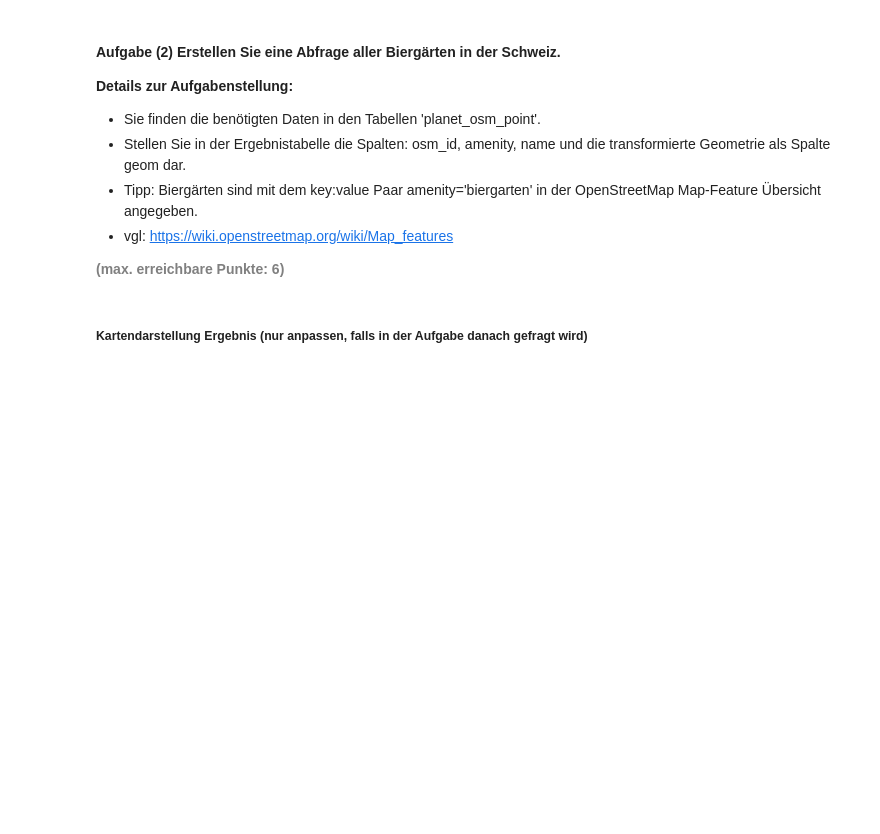
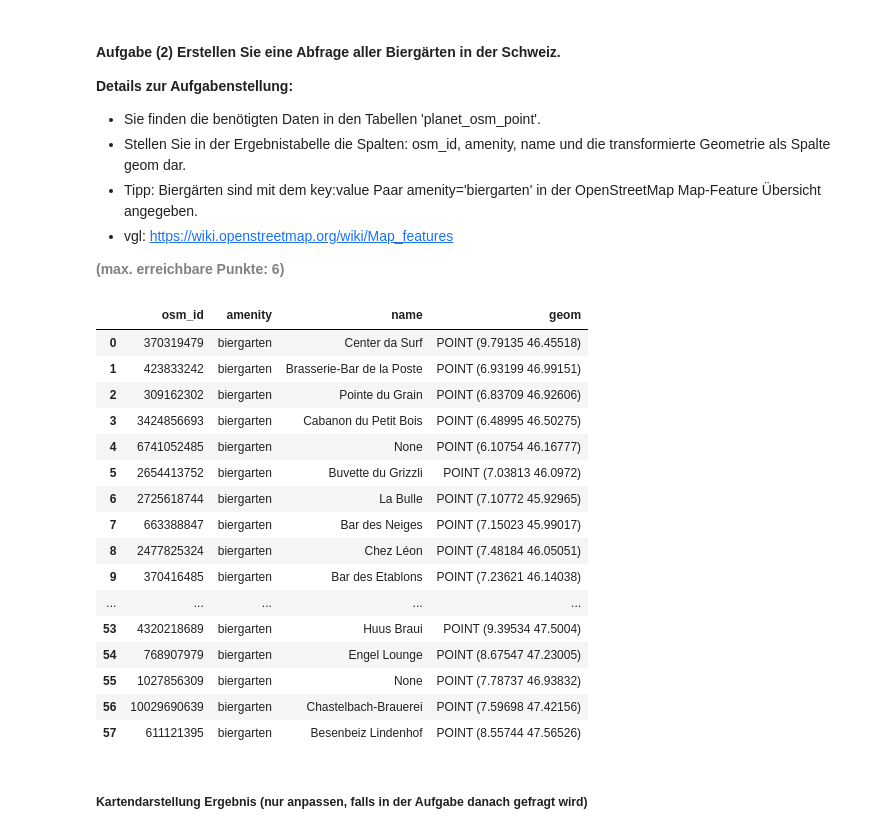
Before and after one commit to KathrinSieber/python_postgresql_postgis, a Jupyter notebook: AP03_Management_Raeumliche_Daten.ipynb, the cells around one changed output. Saved outputs shown, nothing was run; the diff lists cells and outputs as text; code cells hidden in the pictures; blank space fills up the shorter version.

```diff
--- a/AP03_Management_Raeumliche_Daten.ipynb
+++ b/AP03_Management_Raeumliche_Daten.ipynb
@@ -256,23 +262,44 @@ NameError: name 'gdf' is not defined
 
 <b style="color: gray;">(max. erreichbare Punkte: 6)</b>
 # %%
-# Engine für Datenbankverbindung erstellen
+# Create SQLAlchemy Engine
 engine = create_engine(db_connection_url)
 
-# Ergänzen Sie die SQL-Abfrage, um die Aufgabe zu lösen
-sql = """SELECT osm_id,
-         FROM
-         WHERE
-     ;"""
+# Define SQL query
+sql = """SELECT
+            h.osm_id,
+            h.amenity,
+            h.name,
+            ST_Transform(h.way, 4326) AS geom
+        FROM planet_osm_point h
+        WHERE h.amenity = 'biergarten';"""
 
-# Ergebnis in GeoDataFrame abspeichern
+# Query the database and store the result in a GeoDataFrame
 gdf = gpd.GeoDataFrame.from_postgis(sql, engine)
 
-# Datenbankverbindung trennen
+# Dispose the engine
 engine.dispose()
 
-# Zeigen des GeoDataFrames
-gdf.head()
+# Print the GeoDataFrame
+gdf
+# %% [output]
+|  | osm_id | amenity | name | geom |
+| 0 | 370319479 | biergarten | Center da Surf | POINT (9.79135 46.45518) |
+| 1 | 423833242 | biergarten | Brasserie-Bar de la Poste | POINT (6.93199 46.99151) |
+| 2 | 309162302 | biergarten | Pointe du Grain | POINT (6.83709 46.92606) |
+| 3 | 3424856693 | biergarten | Cabanon du Petit Bois | POINT (6.48995 46.50275) |
+| 4 | 6741052485 | biergarten | None | POINT (6.10754 46.16777) |
+| 5 | 2654413752 | biergarten | Buvette du Grizzli | POINT (7.03813 46.0972) |
+| 6 | 2725618744 | biergarten | La Bulle | POINT (7.10772 45.92965) |
+| 7 | 663388847 | biergarten | Bar des Neiges | POINT (7.15023 45.99017) |
+| 8 | 2477825324 | biergarten | Chez Léon | POINT (7.48184 46.05051) |
+| 9 | 370416485 | biergarten | Bar des Etablons | POINT (7.23621 46.14038) |
+| ... | ... | ... | ... | ... |
+| 53 | 4320218689 | biergarten | Huus Braui | POINT (9.39534 47.5004) |
+| 54 | 768907979 | biergarten | Engel Lounge | POINT (8.67547 47.23005) |
+| 55 | 1027856309 | biergarten | None | POINT (7.78737 46.93832) |
+| 56 | 10029690639 | biergarten | Chastelbach-Brauerei | POINT (7.59698 47.42156) |
+| 57 | 611121395 | biergarten | Besenbeiz Lindenhof | POINT (8.55744 47.56526) |
 # %% [markdown]
 ##### <b>Kartendarstellung Ergebnis (nur anpassen, falls in der Aufgabe danach gefragt wird)</b>
 # %%
```
Also changed, not shown: parts of 4 cells of this notebook, 1 other file.
